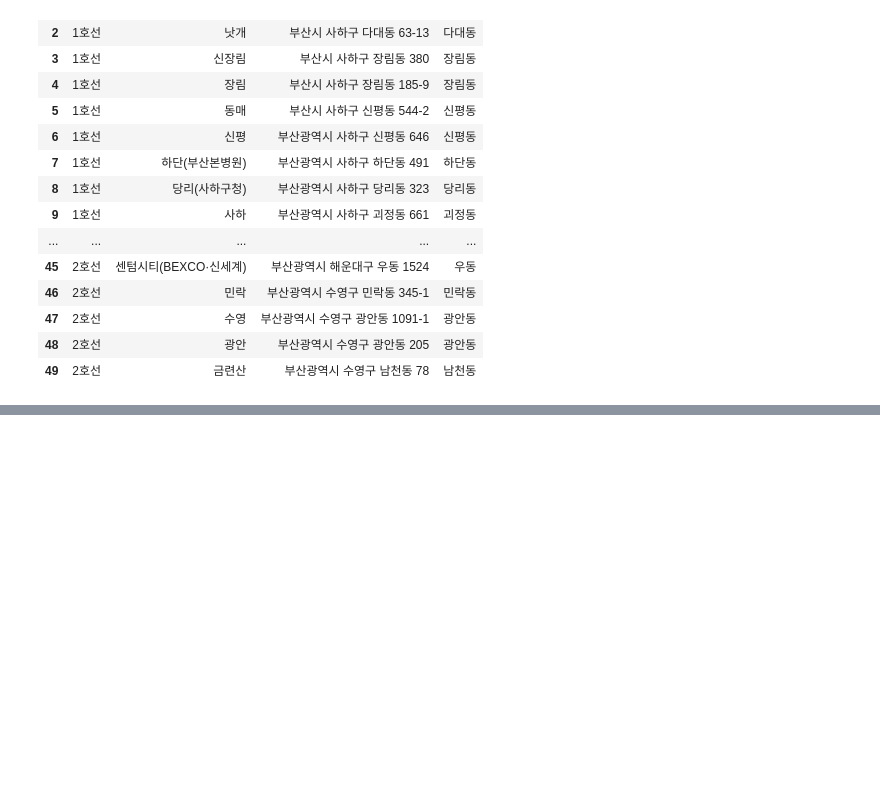
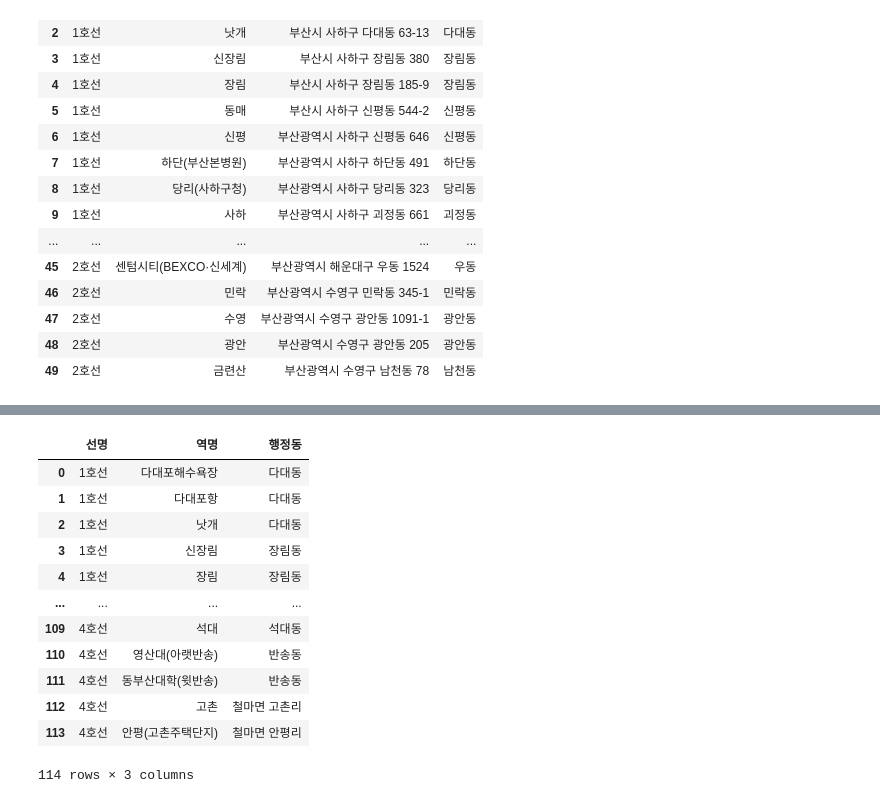
Before and after one commit to Busan-Bigdata-analysis/storage, a Jupyter notebook: handlingData/부산지하철_역사_주소변환.ipynb, the cells around one changed output, grey strips where cells are left out. Saved outputs shown, nothing was run; the diff lists cells and outputs as text; code cells hidden in the pictures; blank space fills up the shorter version.

```diff
--- a/handlingData/부산지하철_역사_주소변환.ipynb
+++ b/handlingData/부산지하철_역사_주소변환.ipynb
@@ -141,0 +165,16 @@ df1.head(50)
+# %%
+pd.read_csv("./부산지하철 역사별 행정동.csv", encoding="cp949")
+# %% [output]
+|  | 선명 | 역명 | 행정동 |
+| 0 | 1호선 | 다대포해수욕장 | 다대동 |
+| 1 | 1호선 | 다대포항 | 다대동 |
+| 2 | 1호선 | 낫개 | 다대동 |
+| 3 | 1호선 | 신장림 | 장림동 |
+| 4 | 1호선 | 장림 | 장림동 |
+| ... | ... | ... | ... |
+| 109 | 4호선 | 석대 | 석대동 |
+| 110 | 4호선 | 영산대(아랫반송) | 반송동 |
+| 111 | 4호선 | 동부산대학(윗반송) | 반송동 |
+| 112 | 4호선 | 고촌 | 철마면 고촌리 |
+| 113 | 4호선 | 안평(고촌주택단지) | 철마면 안평리 |
+114 rows × 3 columns
```
Also changed, not shown: parts of 2 cells of this notebook.
